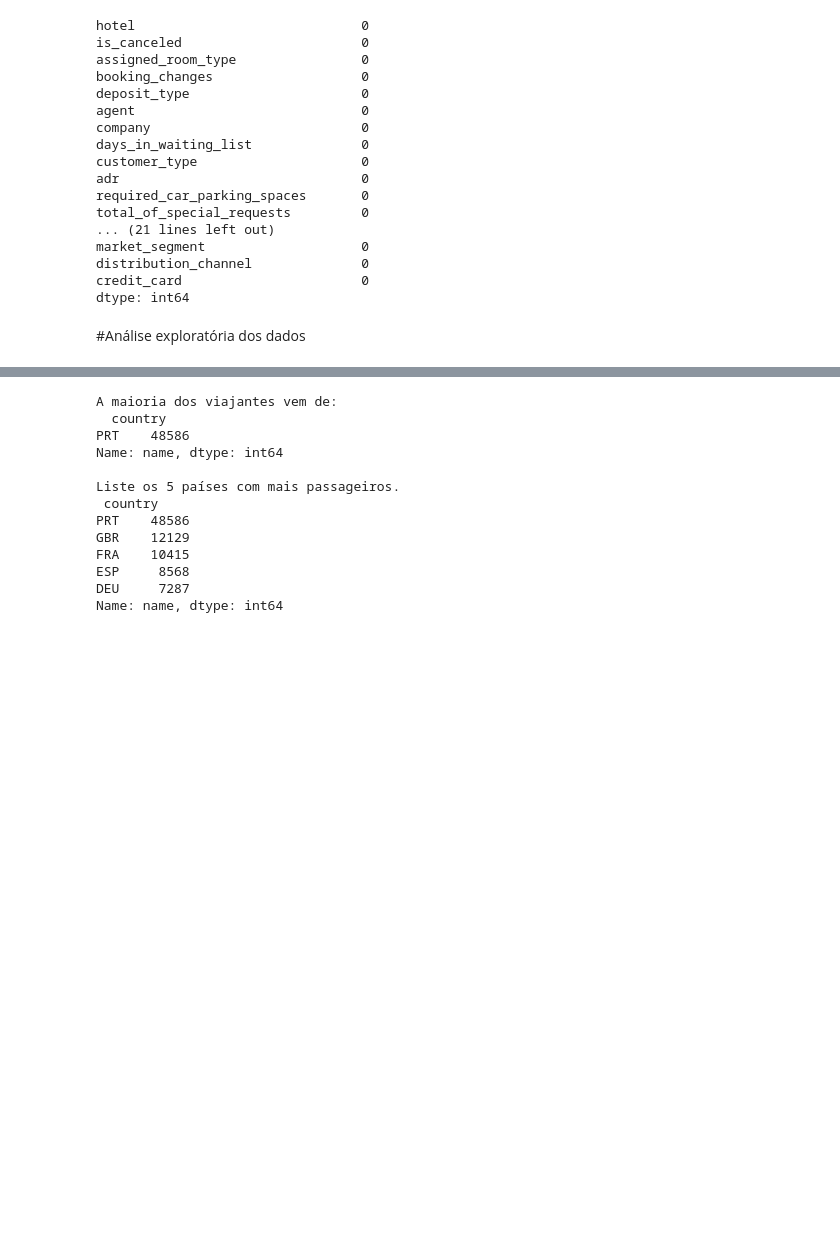
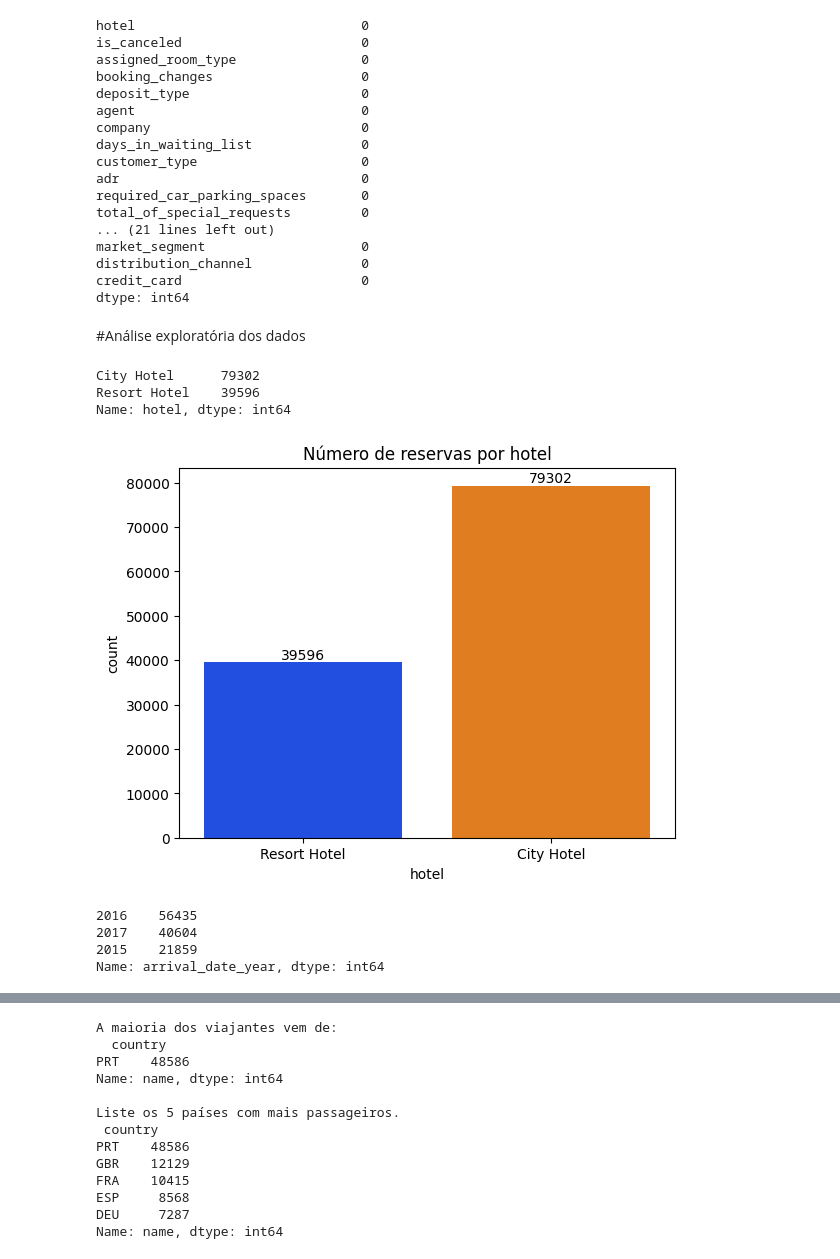
Before and after one commit to mariliafcborba/HotelBooking, a Jupyter notebook: Hotel_Booking.ipynb, the cells around one changed output, grey strips where cells are left out. Cells and saved outputs as stored; diff of their text form; code cells hidden in the pictures; blank space fills up the shorter version.

```diff
--- a/Hotel_Booking.ipynb
+++ b/Hotel_Booking.ipynb
@@ -129,3 +145,27 @@ credit_card                       0
 dtype: int64
 # %% [markdown]
 #Análise exploratória dos dados
+# %%
+# Número de reservas por hotel
+df['hotel'].value_counts()
+# %% [output]
+City Hotel      79302
+Resort Hotel    39596
+Name: hotel, dtype: int64
+# %%
+# Visualização de número de reservas por hotel
+ax = sns.countplot(data=df, x='hotel', palette='bright')
+plt.title("Número de reservas por hotel")
+for p in ax.patches:
+    ax.annotate(format(p.get_height(), '.0f'), (p.get_x() + p.get_width() / 2., p.get_height()),
+                ha = 'center', va = 'center', xytext = (0, 5), textcoords = 'offset points')
+# %% [output]
+[figure, added]
+# %%
+# Quantidade de reservas por ano
+df['arrival_date_year'].value_counts()
+# %% [output]
+2016    56435
+2017    40604
+2015    21859
+Name: arrival_date_year, dtype: int64
```
Also changed, not shown: parts of 6 cells of this notebook.
